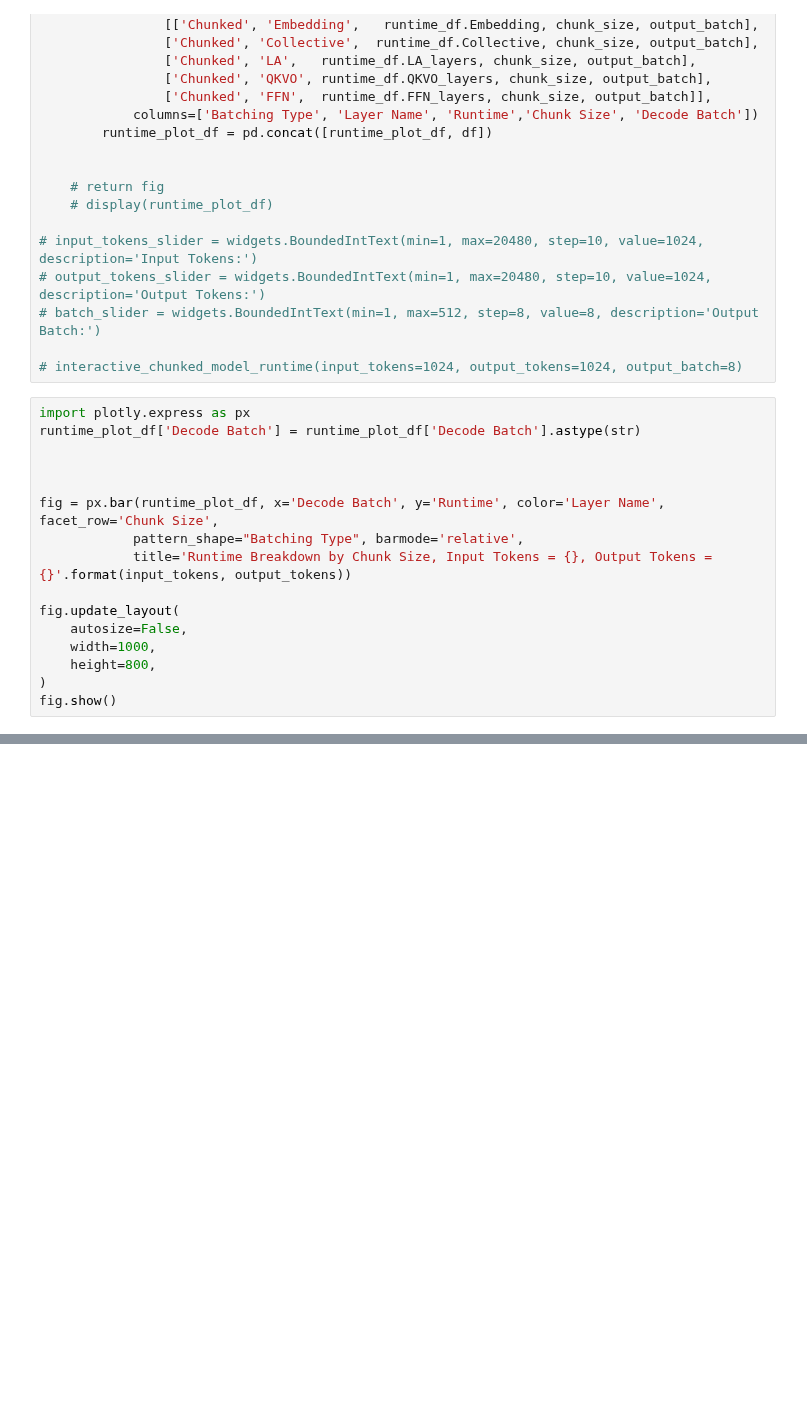
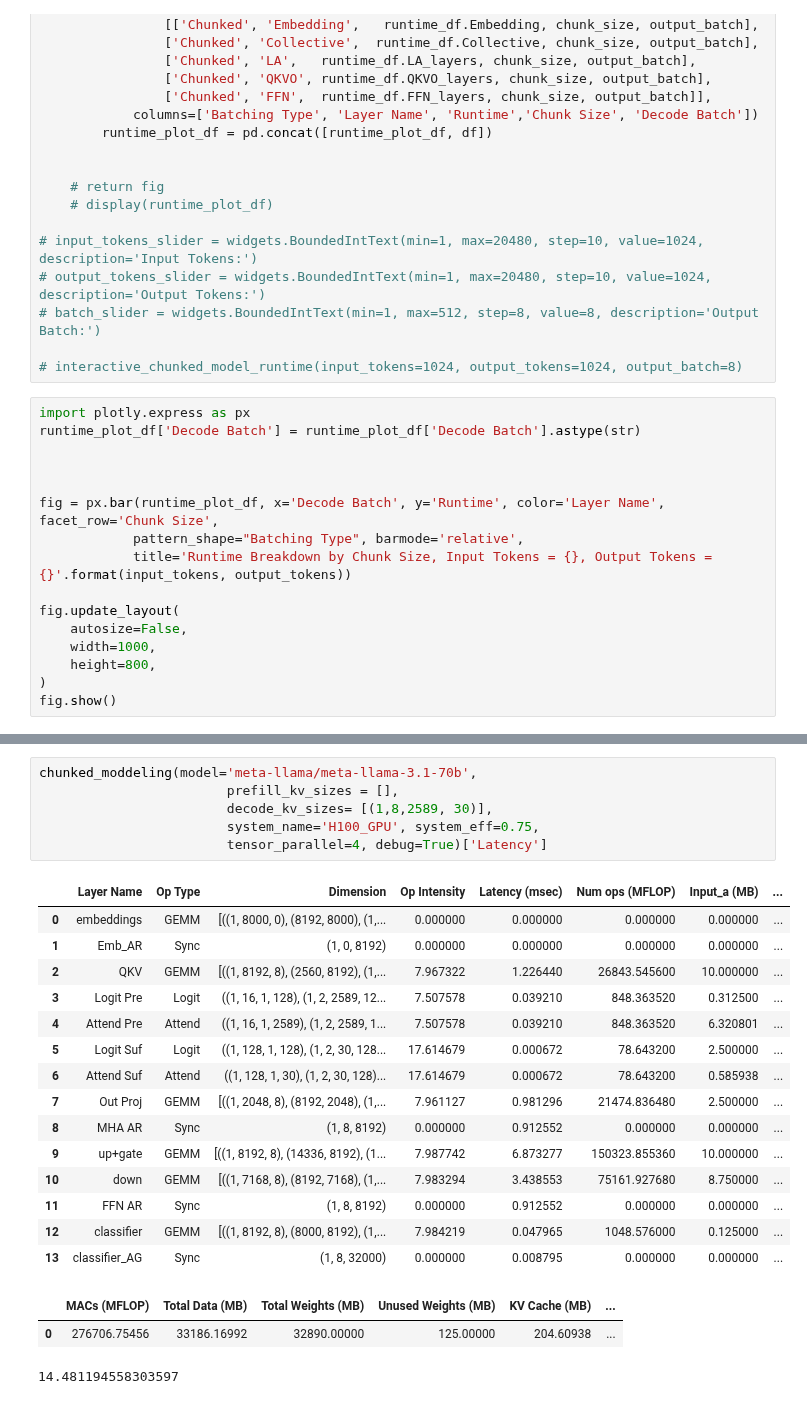
Before and after one commit to abhibambhaniya/GenZ-LLM-Analyzer, a Jupyter notebook: notebook/Chunked_prefill.ipynb, the cells around one changed output, grey strips where cells are left out. Cells and saved outputs as stored; diff of their text form; blank space fills up the shorter version.

Commit message:
Beam + Chunked validation

```diff
--- a/notebook/Chunked_prefill.ipynb
+++ b/notebook/Chunked_prefill.ipynb
@@ -256,0 +181,25 @@ invalid value encountered in scalar divide
+# %%
+chunked_moddeling(model='meta-llama/meta-llama-3.1-70b',
+                        prefill_kv_sizes = [],
+                        decode_kv_sizes= [(1,8,2589, 30)],
+                        system_name='H100_GPU', system_eff=0.75,
+                        tensor_parallel=4, debug=True)['Latency']
+# %% [output]
+|  | Layer Name | Op Type | Dimension | Op Intensity | Latency (msec) | Num ops (MFLOP) | Input_a (MB) | ... |
+| 0 | embeddings | GEMM | [((1, 8000, 0), (8192, 8000), (1,... | 0.000000 | 0.000000 | 0.000000 | 0.000000 | ... |
+| 1 | Emb_AR | Sync | (1, 0, 8192) | 0.000000 | 0.000000 | 0.000000 | 0.000000 | ... |
+| 2 | QKV | GEMM | [((1, 8192, 8), (2560, 8192), (1,... | 7.967322 | 1.226440 | 26843.545600 | 10.000000 | ... |
+| 3 | Logit Pre | Logit | ((1, 16, 1, 128), (1, 2, 2589, 12... | 7.507578 | 0.039210 | 848.363520 | 0.312500 | ... |
+| 4 | Attend Pre | Attend | ((1, 16, 1, 2589), (1, 2, 2589, 1... | 7.507578 | 0.039210 | 848.363520 | 6.320801 | ... |
+| 5 | Logit Suf | Logit | ((1, 128, 1, 128), (1, 2, 30, 128... | 17.614679 | 0.000672 | 78.643200 | 2.500000 | ... |
+| 6 | Attend Suf | Attend | ((1, 128, 1, 30), (1, 2, 30, 128)... | 17.614679 | 0.000672 | 78.643200 | 0.585938 | ... |
+| 7 | Out Proj | GEMM | [((1, 2048, 8), (8192, 2048), (1,... | 7.961127 | 0.981296 | 21474.836480 | 2.500000 | ... |
+| 8 | MHA AR | Sync | (1, 8, 8192) | 0.000000 | 0.912552 | 0.000000 | 0.000000 | ... |
+| 9 | up+gate | GEMM | [((1, 8192, 8), (14336, 8192), (1... | 7.987742 | 6.873277 | 150323.855360 | 10.000000 | ... |
+| 10 | down | GEMM | [((1, 7168, 8), (8192, 7168), (1,... | 7.983294 | 3.438553 | 75161.927680 | 8.750000 | ... |
+| 11 | FFN AR | Sync | (1, 8, 8192) | 0.000000 | 0.912552 | 0.000000 | 0.000000 | ... |
+| 12 | classifier | GEMM | [((1, 8192, 8), (8000, 8192), (1,... | 7.984219 | 0.047965 | 1048.576000 | 0.125000 | ... |
+| 13 | classifier_AG | Sync | (1, 8, 32000) | 0.000000 | 0.008795 | 0.000000 | 0.000000 | ... |
+|  | MACs (MFLOP) | Total Data (MB) | Total Weights (MB) | Unused Weights (MB) | KV Cache (MB) | ... |
+| 0 | 276706.75456 | 33186.16992 | 32890.00000 | 125.00000 | 204.60938 | ... |
+14.481194558303597
```
Also changed, not shown: parts of 8 cells of this notebook.
